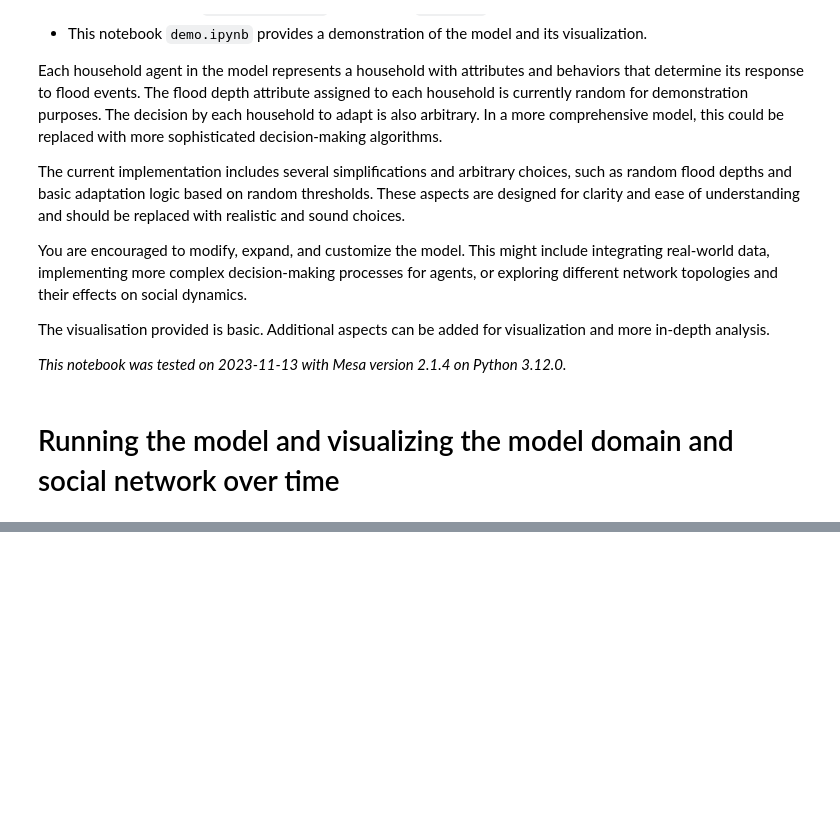
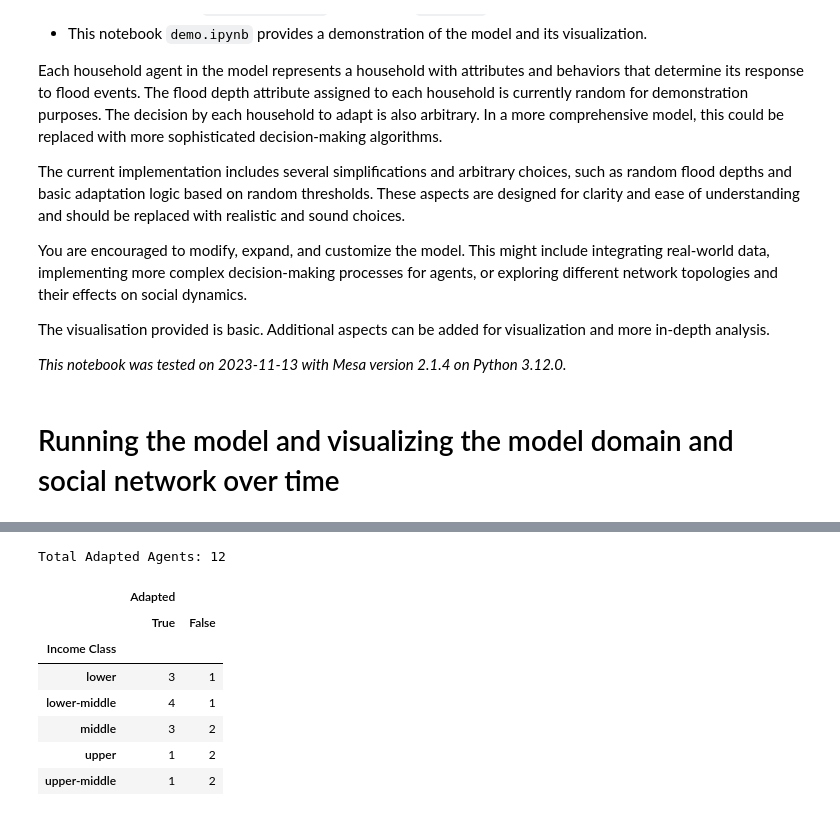
Before and after one commit to WoutervdVeen/ABM-SEN1211, a Jupyter notebook: base_model_mesa/model/demo.ipynb, the cells around one changed output, grey strips where cells are left out. Saved outputs shown, nothing was run; the diff lists cells and outputs as text; code cells hidden in the pictures; blank space fills up the shorter version.

```diff
--- a/base_model_mesa/model/demo.ipynb
+++ b/base_model_mesa/model/demo.ipynb
@@ -143,29 +221,38 @@ flood_damage_df
 # %%
 from agents import Households
 import pandas as pd
 
 # Retrieve information about agents, adaptation status, and danger status
-agents_info = [(agent.income_class, agent.is_adapted, agent.in_danger) for agent in model.schedule.agents if isinstance(agent, Households)]
+agents_info = [(agent.income_class, agent.is_adapted) for agent in model.schedule.agents if isinstance(agent, Households)]
 
 # Create a DataFrame from the collected information
-agent_info_table = pd.DataFrame(agents_info, columns=['Income Class', 'Adapted', 'In Danger'])
+agent_info_table = pd.DataFrame(agents_info, columns=['Income Class', 'Adapted'])
 
 # Create a multi-level column structure
 table = agent_info_table.groupby('Income Class').apply(
     lambda x: pd.Series({
         ('Adapted', 'True'): sum(x['Adapted']),
         ('Adapted', 'False'): sum(~x['Adapted']),
-        ('In Danger', 'True'): sum(x['In Danger']),
-        ('In Danger', 'False'): sum(~x['In Danger'])
+
     })
 ).fillna(0).astype(int)
 
 # Calculate total count of adapted agents
 total_adapted = agent_info_table[agent_info_table['Adapted']].shape[0]
 
 # # Print total count of adapted agents
 print(f"\nTotal Adapted Agents: {total_adapted}")
 table
+# %% [output]
+Total Adapted Agents: 12
+|  | Adapted |  |
+|  | True | False |
+| Income Class |  |  |
+| lower | 3 | 1 |
+| lower-middle | 4 | 1 |
+| middle | 3 | 2 |
+| upper | 1 | 2 |
+| upper-middle | 1 | 2 |
 # %%
 # from model import AdaptationModel
 #
```
Also changed, not shown: parts of 6 cells of this notebook, 2 other files.
